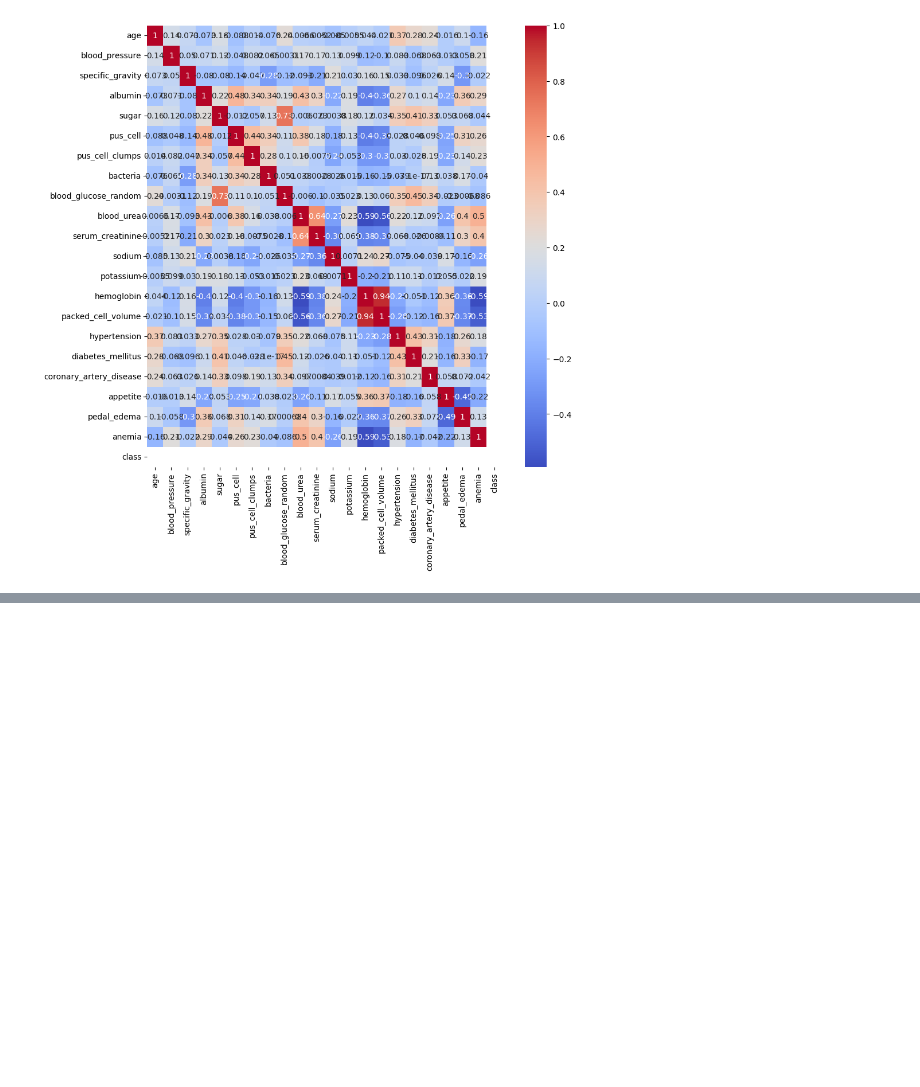
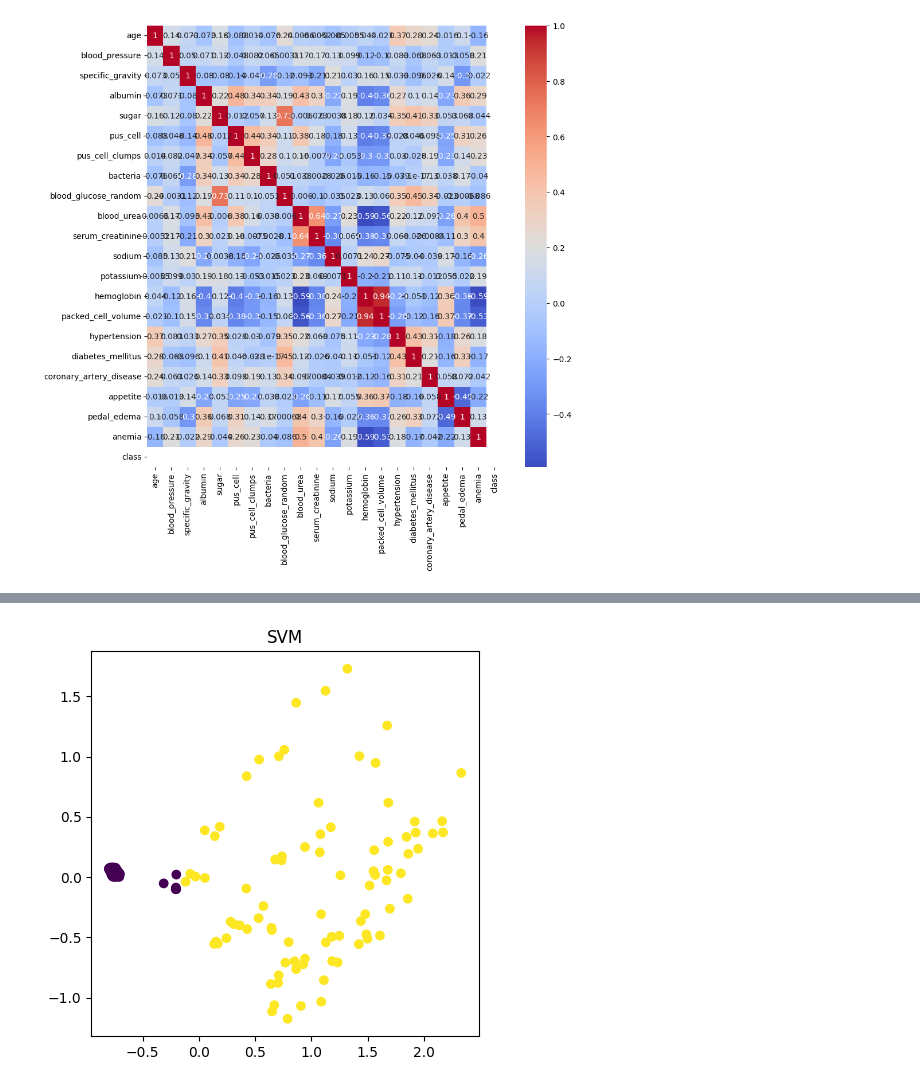
Before and after one commit to SamReeves/ckd-wemanity, a Jupyter notebook: presentation.ipynb, the cells around one changed output, grey strips where cells are left out. Saved outputs shown, nothing was run; the diff lists cells and outputs as text; code cells hidden in the pictures; blank space fills up the shorter version.

```diff
--- a/presentation.ipynb
+++ b/presentation.ipynb
@@ -99,0 +139,14 @@ So, we may have two subtypes: people with serious blood sugar imbalances, and pe
+# %%
+# SVM
+from sklearn.svm import SVC
+svm = SVC()
+svm.fit(df.drop('class', axis=1), df['class'])
+svm.score(df.drop('class', axis=1), df['class'])
+
+# graph SVM
+plt.figure(figsize=(5,5))
+plt.scatter(pca.fit_transform(df)[:,0], pca.fit_transform(df)[:,1], c=svm.predict(df.drop('class', axis=1)))
+plt.title('SVM')
+plt.show()
+# %% [output]
+[figure, added]
```
Also changed, not shown: parts of 10 cells of this notebook, 1 other file.
